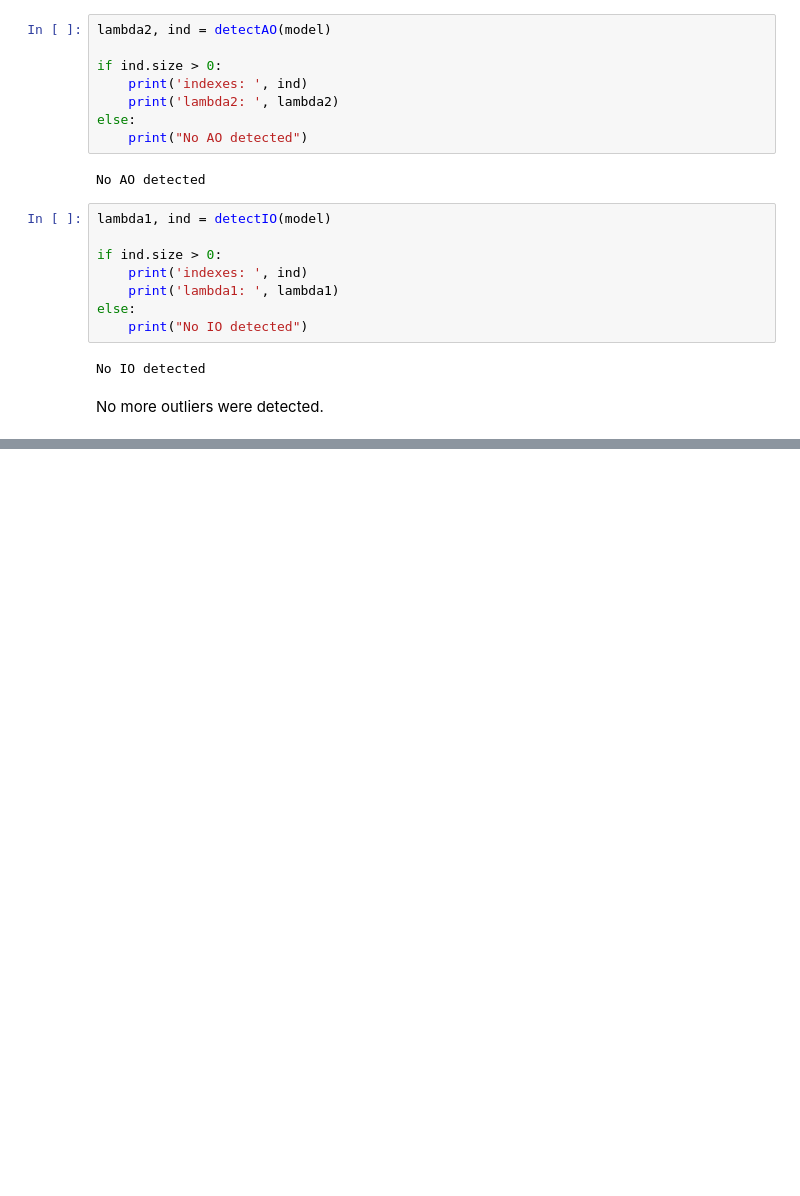
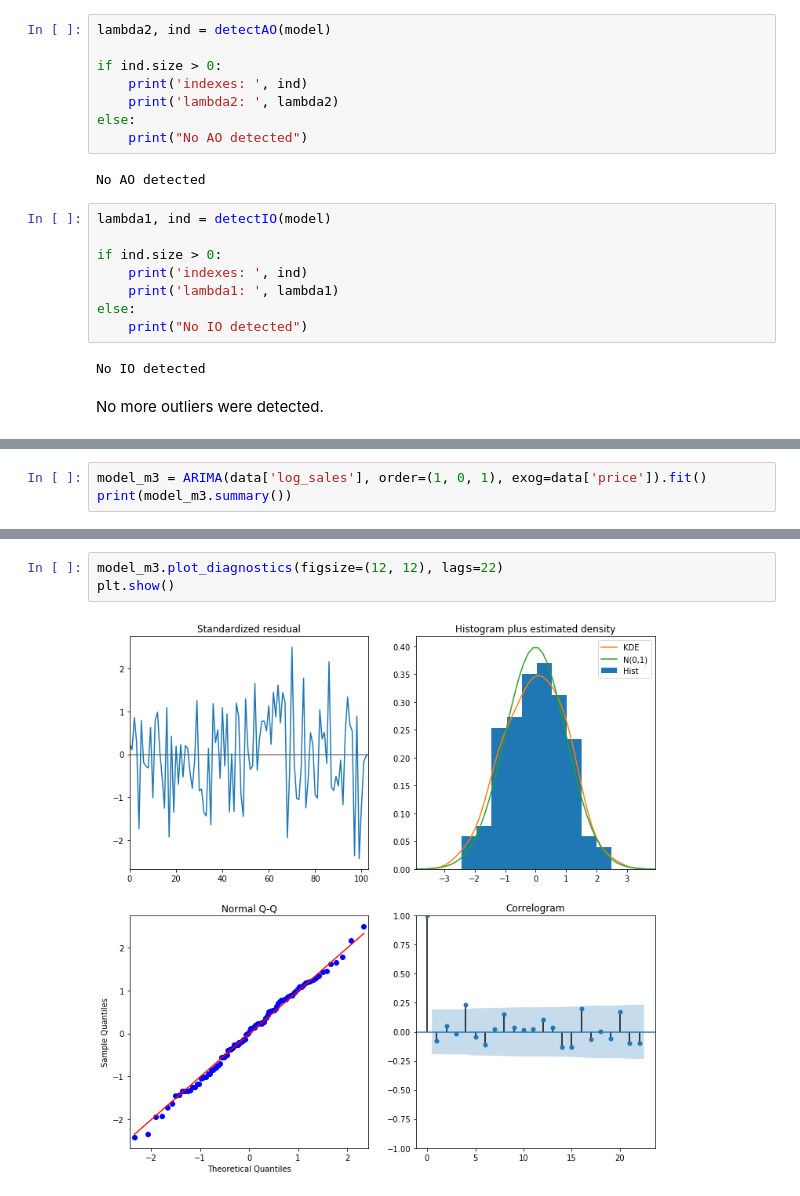
Before and after one commit to telmo-correa/time-series-analysis, a Jupyter notebook: Python/Chapter 11 (Ex 11 - 20) - Time Series Regression Models.ipynb, the cells around one changed output, grey strips where cells are left out. Saved outputs shown, nothing was run; the diff lists cells and outputs as text; blank space fills up the shorter version.

```diff
--- a/Python/Chapter 11 (Ex 11 - 20) - Time Series Regression Models.ipynb
+++ b/Python/Chapter 11 (Ex 11 - 20) - Time Series Regression Models.ipynb
@@ -606,0 +717,3 @@ No more outliers were detected.
+# %%
+model_m3 = ARIMA(data['log_sales'], order=(1, 0, 1), exog=data['price']).fit()
+print(model_m3.summary())
@@ -606,0 +738,5 @@ No more outliers were detected.
+# %%
+model_m3.plot_diagnostics(figsize=(12, 12), lags=22)
+plt.show()
+# %% [output]
+[figure, added]
```
Also changed, not shown: parts of 32 cells of this notebook, 4 other files.
